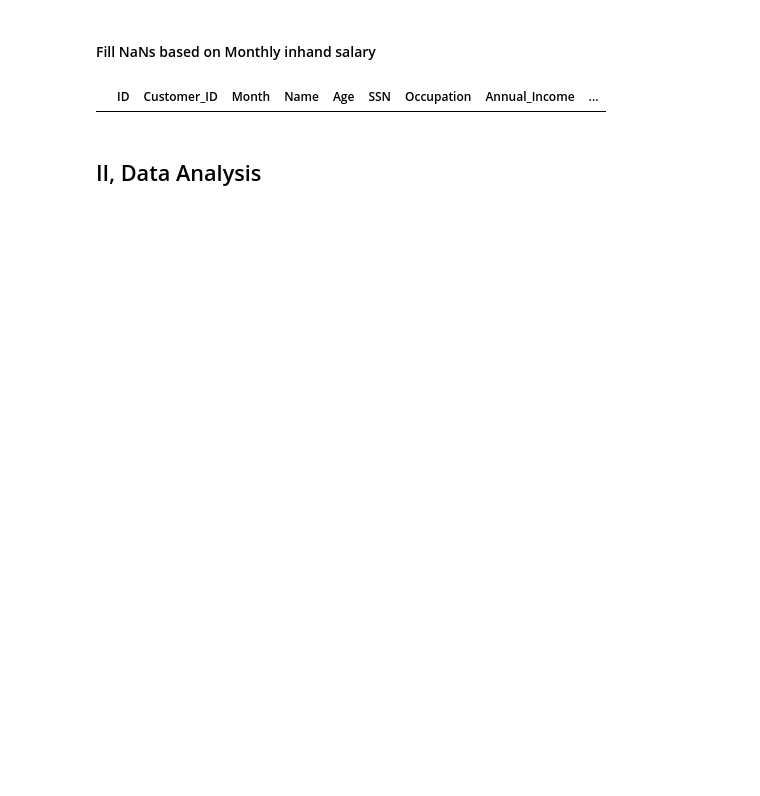
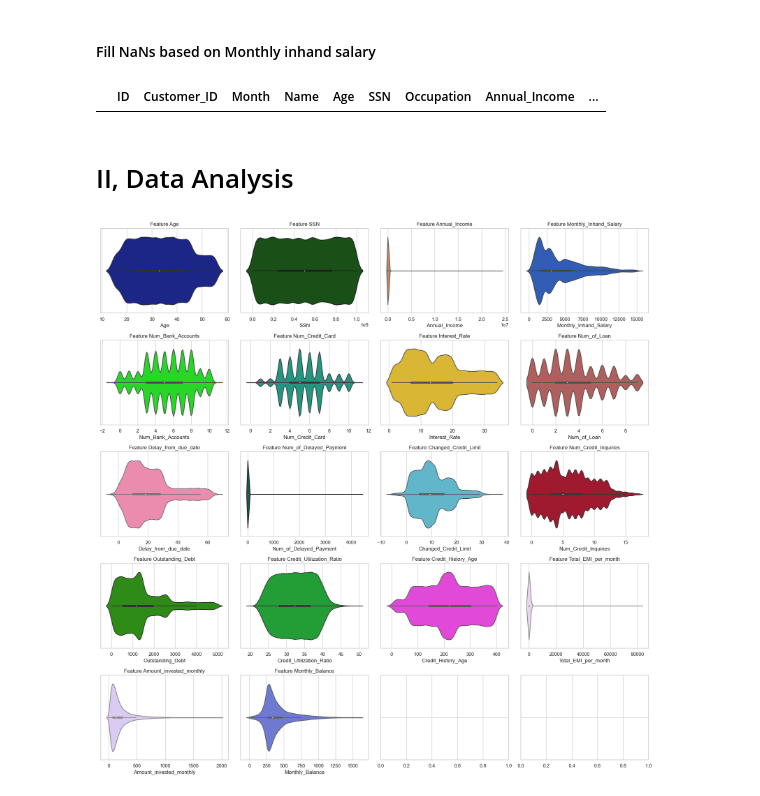
Before and after one commit to dnamisstriving/PortfolioProjects, a Jupyter notebook: Data Cleaning & Insights (actual project).ipynb, the cells around one changed output. Saved outputs shown, nothing was run; the diff lists cells and outputs as text; code cells hidden in the pictures; blank space fills up the shorter version.

```diff
--- a/Data Cleaning & Insights (actual project).ipynb
+++ b/Data Cleaning & Insights (actual project).ipynb
@@ -1331,4 +1352,4 @@ df[df['Monthly_Balance'].isnull()]
 # %% [output]
 |  | ID | Customer_ID | Month | Name | Age | SSN | Occupation | Annual_Income | ... |
 # %% [markdown]
-## II, Data Analysis
+# II, Data Analysis
@@ -1336,0 +1356,16 @@ df.to_csv(r'C:\Users\t\OneDrive\Desktop\Data Analyst\csc final.csv', index = Fal
+# %%
+num_vars = df.select_dtypes(include = ['number'])
+sns.set(style='whitegrid')
+fig, axes = plt.subplots(5, 4, figsize =(18,18), sharey = True)
+
+axes = axes.flatten()
+
+for i, feature in enumerate(num_vars.columns):
+    sns.violinplot(x = df[feature], ax =axes[i], color = np.random.rand(3,))
+    axes[i].set_title(f'Feature {feature}')
+
+
+plt.tight_layout()
+plt.show()
+# %% [output]
+[figure, added]
```
Also changed, not shown: parts of 35 cells of this notebook.
